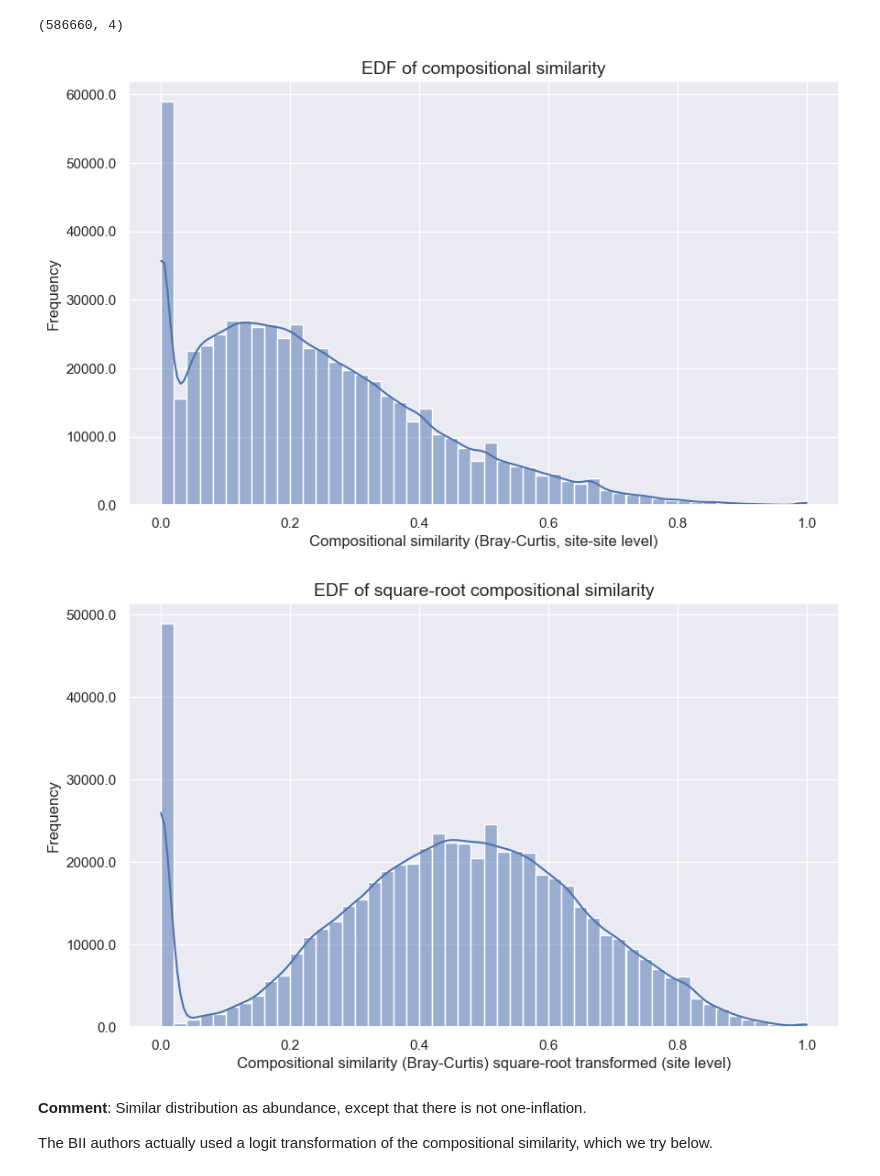
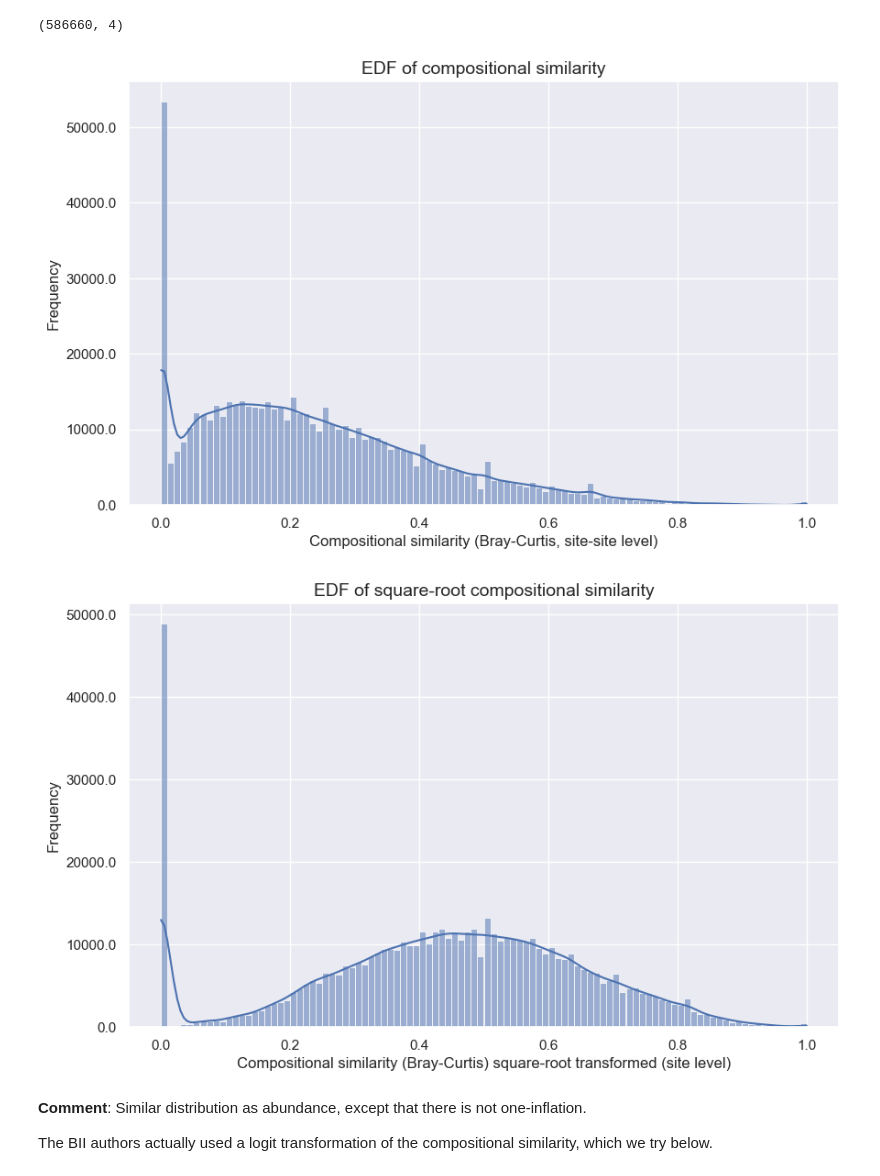
Before and after one commit to j-nystrom/biodiversity-impacts, a Jupyter notebook: notebooks/predicts_data_exploration.ipynb, the cells around one changed output. Saved outputs shown, nothing was run; the diff lists cells and outputs as text; code cells hidden in the pictures.

```diff
--- a/notebooks/predicts_data_exploration.ipynb
+++ b/notebooks/predicts_data_exploration.ipynb
@@ -1033,27 +1182,27 @@ plot_histogram_with_density(
     data_col="Similarity_score",
     title="EDF of compositional similarity",
     xlabel="Compositional similarity (Bray-Curtis, site-site level)",
-    bins=50,
+    bins=100,
     kde=True,
 )
 # %% [output]
-[figure, old version]
+[figure, new version]
 # %%
 # Do a square-root transformation of the similarity scores
 df_comp_similarity = df_comp_similarity.with_columns(
     np.sqrt(pl.col("Similarity_score")).alias("Similarity_score_sqrt")
 )
 
 plot_histogram_with_density(
     df_comp_similarity,
     data_col="Similarity_score_sqrt",
     title="EDF of square-root compositional similarity",
     xlabel="Compositional similarity (Bray-Curtis) square-root transformed (site level)",
-    bins=50,
+    bins=100,
     kde=True,
 )
 # %% [output]
-[figure, old version]
+[figure, new version]
 # %% [markdown]
 **Comment**: Similar distribution as abundance, except that there is not one-inflation.
 
```
Also changed, not shown: parts of 33 cells of this notebook.
